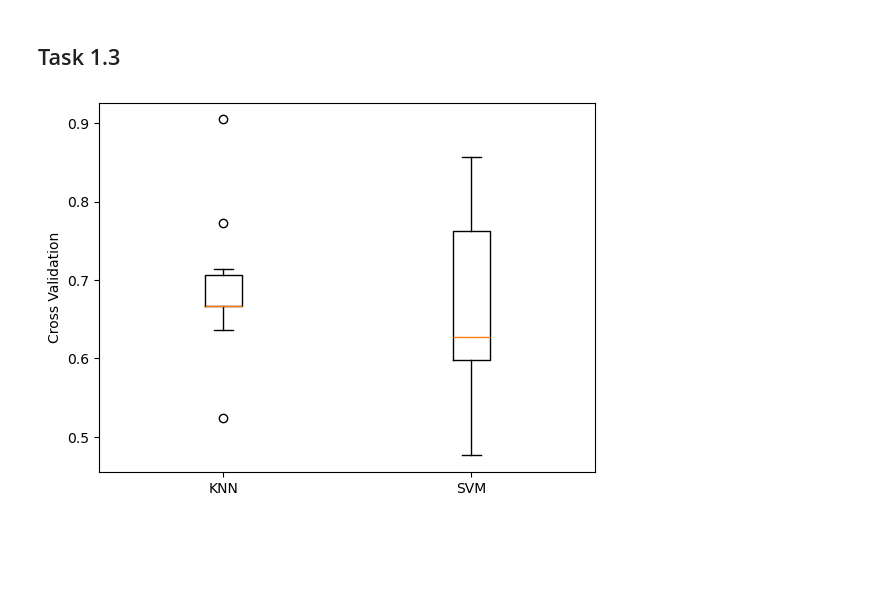
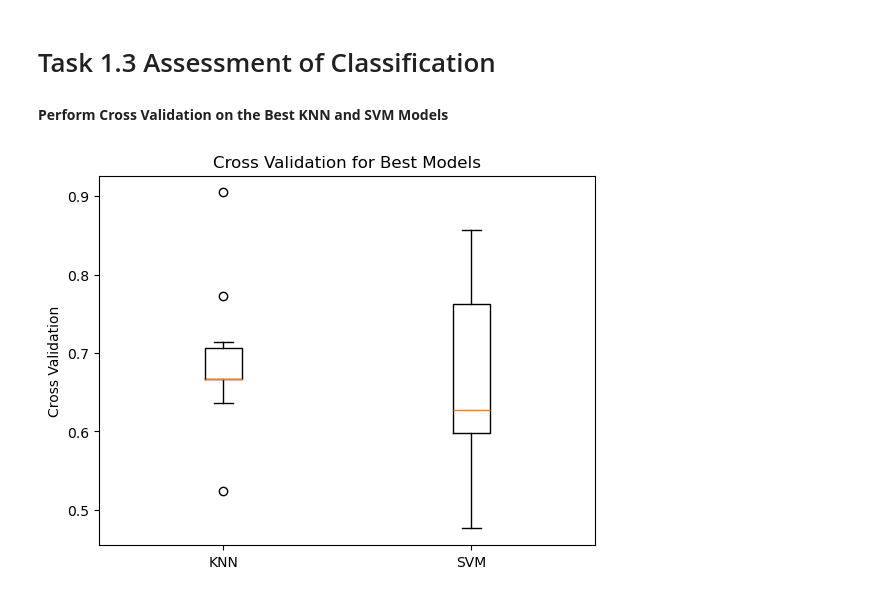
Before and after one commit to elizaclay/Machine-Learning-Optimisation, a Jupyter notebook: COMP2002_Report.ipynb, the cells around one changed output. Drawn from its saved outputs; the diff is of its cells as text; code cells hidden in the pictures; blank space fills up the shorter version.

```diff
--- a/COMP2002_Report.ipynb
+++ b/COMP2002_Report.ipynb
@@ -206,2 +214,2 @@ Best scoring K value: 3 with a test accuracy of 0.796
 # %% [markdown]
-## Task 1.3
+# Task 1.3 Assessment of Classification
@@ -208,21 +218,24 @@ Best scoring K value: 3 with a test accuracy of 0.796
+# %% [markdown]
+**Perform Cross Validation on the Best KNN and SVM Models**
 # %%
 from sklearn.model_selection import KFold, cross_val_score
 
 k_folds = KFold(n_splits=10, shuffle=True, random_state=42)
 
 #cross validate knn with our best_k_value (3)
 knn = KNeighborsClassifier(n_neighbors=best_k_value)
 knn_scores = cross_val_score(knn, inputs, targets, cv=k_folds)
 
 #cross validate svm with our best shape (radial)
 svm = SVC(kernel='rbf')
 svm_scores = cross_val_score(svm, inputs, targets, cv=k_folds)
 
 #box plot for knn and svm accuracy scores
 plt.figure()
+plt.title("Cross Validation for Best Models")
 plt.boxplot([ knn_scores,svm_scores])
-plt.xticks( [1 , 2 ] , ["KNN" , "SVM" ])
+plt.xticks( [1 , 2 ] , ["KNN" , "SVM"])
 plt.ylabel("Cross Validation")
 plt.show()
 # %% [output]
-[figure, old version]
+[figure, new version]
```
Also changed, not shown: parts of 21 cells of this notebook.
